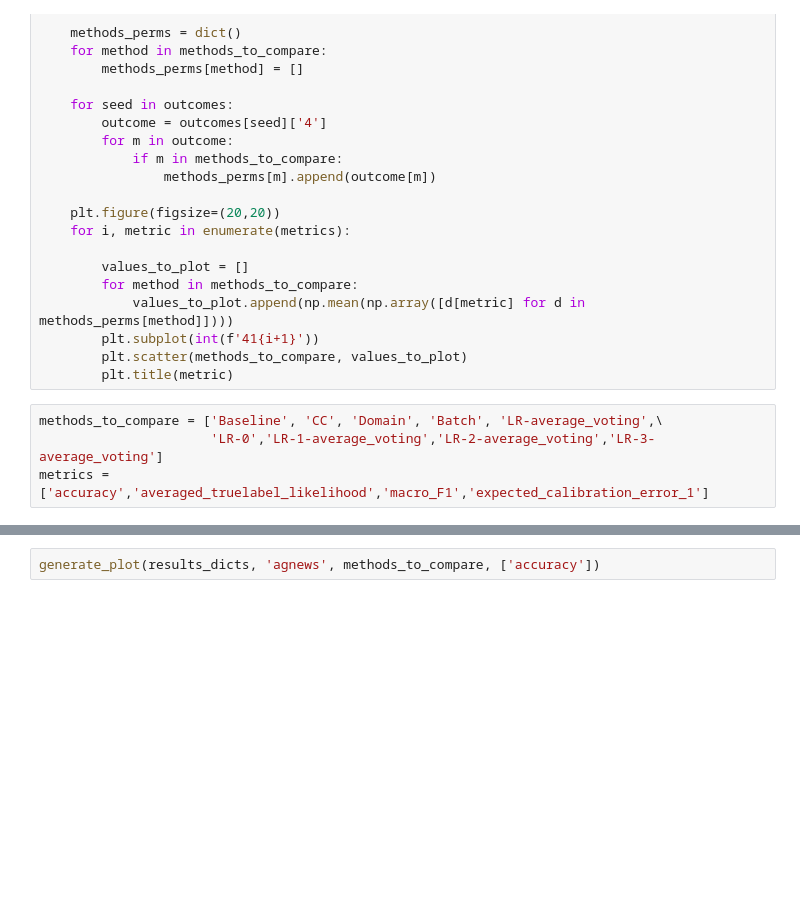
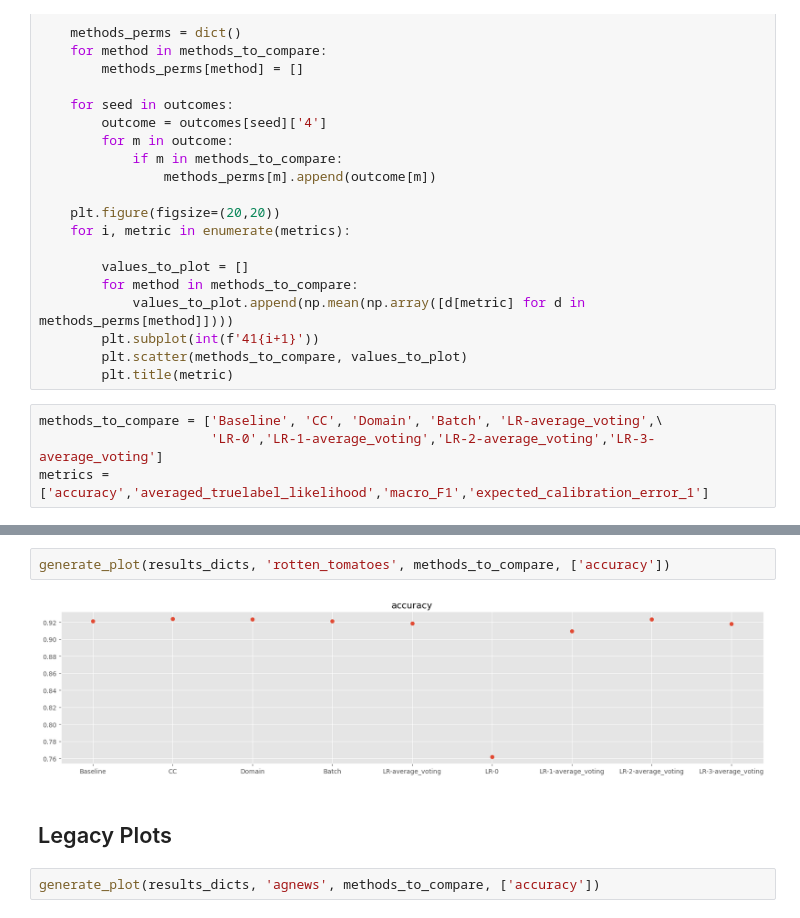
Before and after one commit to xxxxxa-hub/ICL, a Jupyter notebook: Visualization.ipynb, the cells around one changed output, grey strips where cells are left out. Cells and saved outputs as stored; diff of their text form; blank space fills up the shorter version.

```diff
--- a/Visualization.ipynb
+++ b/Visualization.ipynb
@@ -46,3 +49,9 @@ metrics = ['accuracy','averaged_truelabel_likelihood','macro_F1','expected_calib
+# %%
+generate_plot(results_dicts, 'rotten_tomatoes', methods_to_compare, ['accuracy'])
+# %% [output]
+[figure, added]
+# %% [markdown]
+## Legacy Plots
 # %%
 generate_plot(results_dicts, 'agnews', methods_to_compare, ['accuracy'])
 # %% [output]
```
Also changed, not shown: parts of 4 cells of this notebook, 6 other files.
